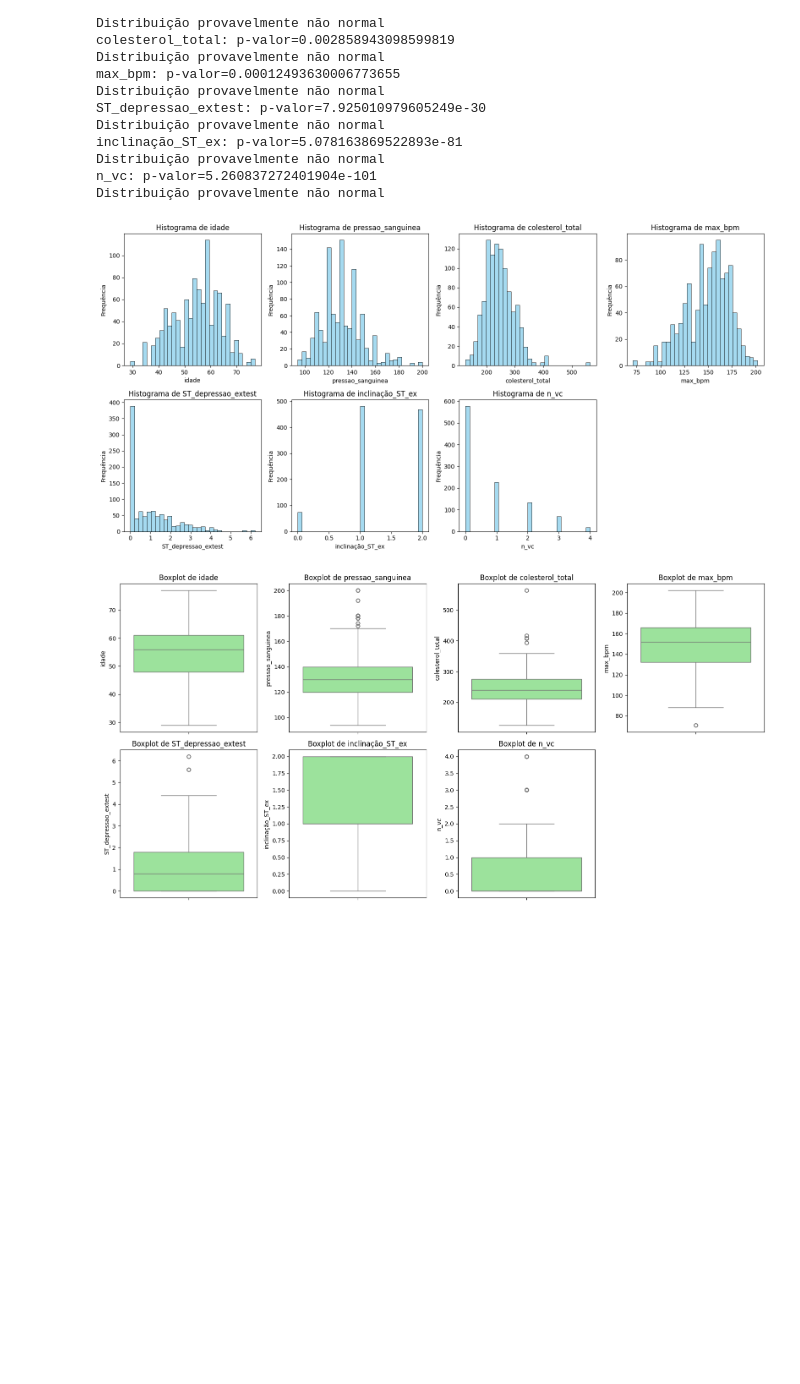
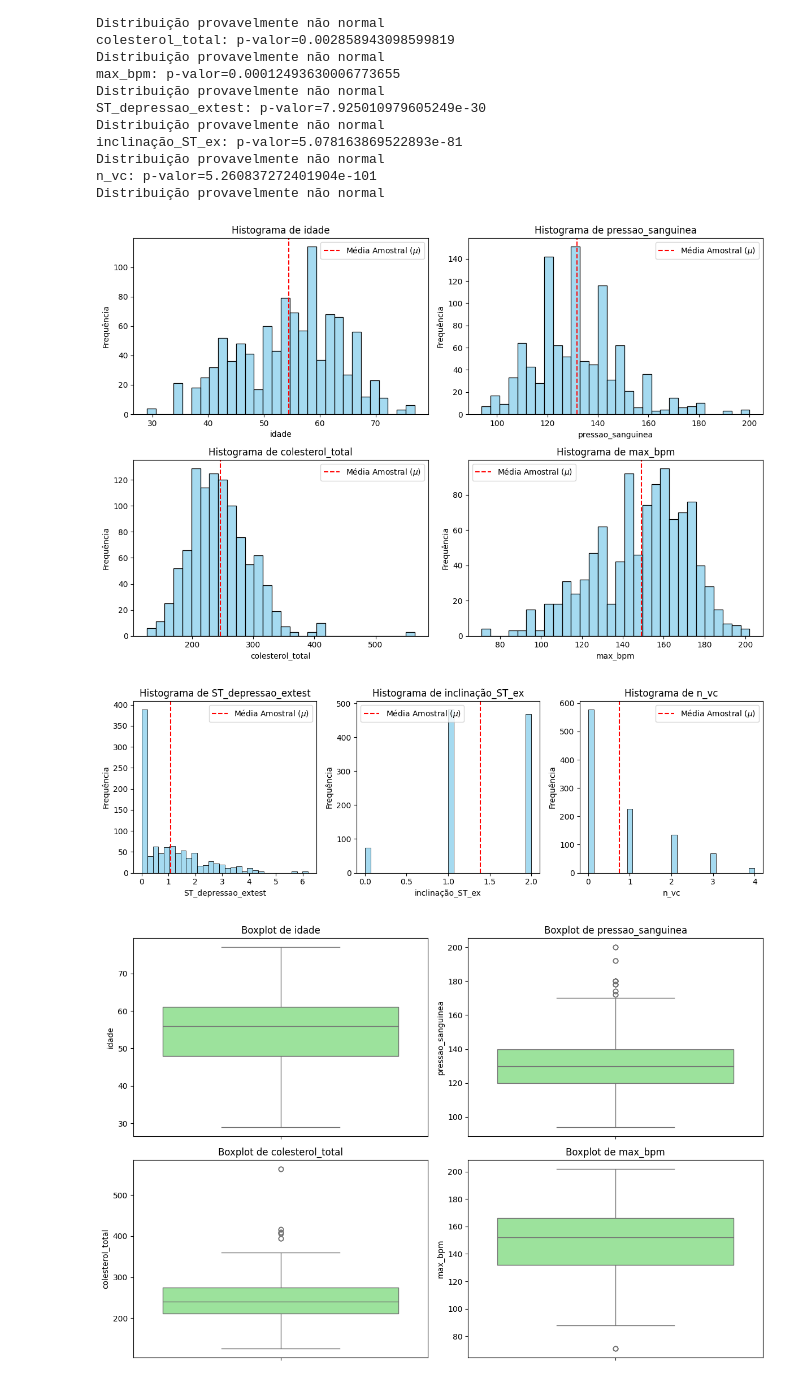
Before and after one commit to gabrielmarchesano/data-analysis-mqam, a Jupyter notebook: analise-descritiva/db_analisedescritiva.ipynb, the cells around one changed output. Saved outputs shown, nothing was run; the diff lists cells and outputs as text; code cells hidden in the pictures; blank space fills up the shorter version.

```diff
--- a/analise-descritiva/db_analisedescritiva.ipynb
+++ b/analise-descritiva/db_analisedescritiva.ipynb
@@ -122,22 +120,22 @@ colunas_analise = [col for col in data.columns if col not in colunas_excluir]
 resultados = []
 
 for col in colunas_analise:
-    media = data[col].mean()
+    media_amostral = data[col].mean()
     mediana = data[col].median()
     moda = data[col].mode()[0]
-    variancia = data[col].var()
-    desvio_padrao = data[col].std()
-    coef_var = desvio_padrao / media if media != 0 else None
+    variancia_amostral = data[col].var()
+    dp_amostral = data[col].std()
+    coef_var = dp_amostral / media_amostral if media_amostral != 0 else None
     q1 = data[col].quantile(0.25)
     q2 = data[col].quantile(0.5)
     q3 = data[col].quantile(0.75)
     resultados.append({
         'variavel': col,
-        'media': media,
+        'media_amostral': media_amostral,
         'mediana': mediana,
         'moda': moda,
-        'variancia': variancia,
-        'desvio_padrao': desvio_padrao,
+        'variancia_amostral': variancia_amostral,
+        'dp_amostral': dp_amostral,
         'coeficiente_variacao': coef_var,
         'quartil_1': q1,
         'quartil_2': q2,
@@ -313,33 +311,58 @@ Distribuição provavelmente não normal
 n_vc: p-valor=5.260837272401904e-101
 Distribuição provavelmente não normal
 # %%
+# Dividindo as variáveis em dois grupos
+grupo1 = colunas_analise[:4]
+grupo2 = colunas_analise[4:]
 
-fig, axes = plt.subplots(nrows=2, ncols=(len(colunas_analise)+1)//2, figsize=(16, 8))
+# Histogramas - Grupo 1
+fig, axes = plt.subplots(nrows=2, ncols=2, figsize=(12, 8))
 axes = axes.flatten()
-for i, col in enumerate(colunas_analise):
+for i, col in enumerate(grupo1):
     sns.histplot(data[col], bins=30, ax=axes[i], color='skyblue')
+    media_amostral = data[col].mean()
+    axes[i].axvline(x=media_amostral, color='red', linestyle='--', label='Média Amostral ($\\mu$)')
     axes[i].set_title(f'Histograma de {col}')
     axes[i].set_xlabel(col)
     axes[i].set_ylabel('Frequência')
-
-for j in range(i+1, len(axes)):
-    fig.delaxes(axes[j])
-
+    axes[i].legend()
 plt.tight_layout()
 plt.show()
 
-# Boxplots organizados em uma grade
-fig, axes = plt.subplots(nrows=2, ncols=(len(colunas_analise)+1)//2, figsize=(16, 8))
+# Histogramas - Grupo 2
+fig, axes = plt.subplots(nrows=1, ncols=3, figsize=(12, 4))
 axes = axes.flatten()
-for i, col in enumerate(colunas_analise):
+for i, col in enumerate(grupo2):
+    sns.histplot(data[col], bins=30, ax=axes[i], color='skyblue')
+    media_amostral = data[col].mean()
+    axes[i].axvline(x=media_amostral, color='red', linestyle='--', label='Média Amostral ($\\mu$)')
+    axes[i].set_title(f'Histograma de {col}')
+    axes[i].set_xlabel(col)
+    axes[i].set_ylabel('Frequência')
+    axes[i].legend()
+plt.tight_layout()
+plt.show()
+
+# Boxplots - Grupo 1
+fig, axes = plt.subplots(nrows=2, ncols=2, figsize=(12, 8))
+axes = axes.flatten()
+for i, col in enumerate(grupo1):
     sns.boxplot(y=data[col], ax=axes[i], color='lightgreen')
     axes[i].set_title(f'Boxplot de {col}')
     axes[i].set_ylabel(col)
-
-for j in range(i+1, len(axes)):
-    fig.delaxes(axes[j])
 plt.tight_layout()
 plt.show()
+
+# Boxplots - Grupo 2
+fig, axes = plt.subplots(nrows=1, ncols=3, figsize=(12, 4))
+axes = axes.flatten()
+for i, col in enumerate(grupo2):
+    sns.boxplot(y=data[col], ax=axes[i], color='lightgreen')
+    axes[i].set_title(f'Boxplot de {col}')
+    axes[i].set_ylabel(col)
+plt.tight_layout()
+plt.show()
 # %% [output]
-[figure, old version]
+[figure, new version]
-[figure, old version]
+[figure, new version]
+[figure, added]
```
Also changed, not shown: parts of 5 cells of this notebook, 1 other file.
